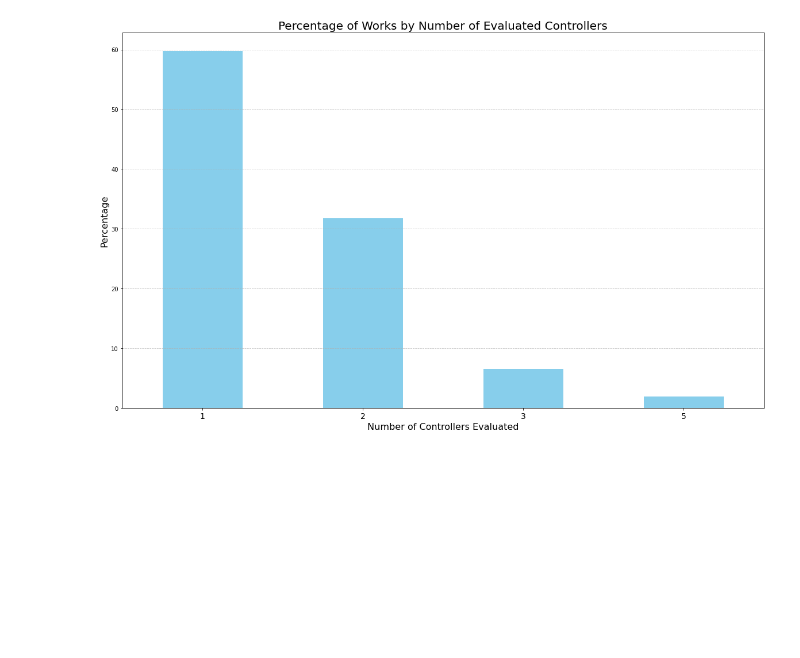
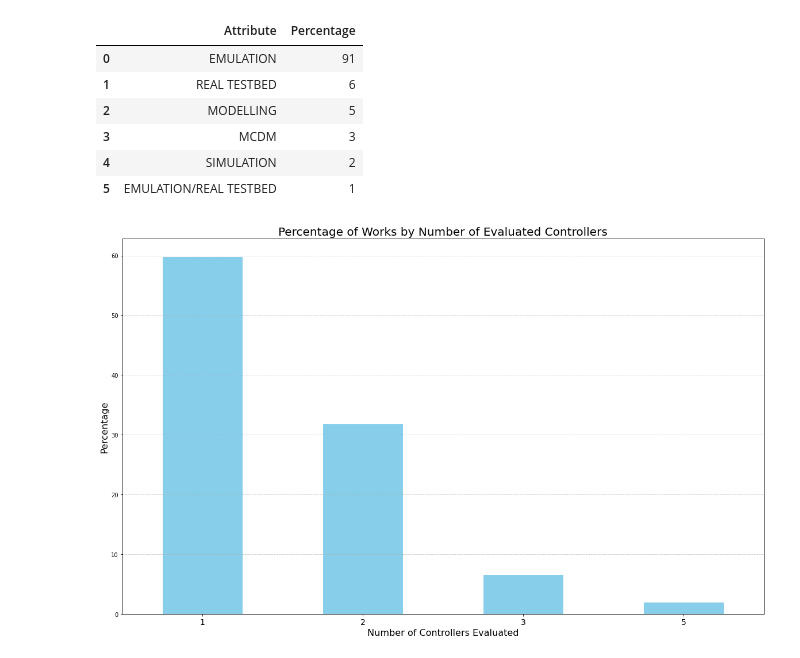
Before and after one commit to sandinojardim/sysrev-sdn-bm, a Jupyter notebook: final/Data_Extraction.ipynb, the cells around one changed output. Saved outputs shown, nothing was run; the diff lists cells and outputs as text; code cells hidden in the pictures; blank space fills up the shorter version.

```diff
--- a/final/Data_Extraction.ipynb
+++ b/final/Data_Extraction.ipynb
@@ -172,3 +179,13 @@ plot_attribute_percentage(df,'Protocol','Protocols utilized in the experiments',
+# %%
+data
+# %% [output]
+|  | Attribute | Percentage |
+| 0 | EMULATION | 91 |
+| 1 | REAL TESTBED | 6 |
+| 2 | MODELLING | 5 |
+| 3 | MCDM | 3 |
+| 4 | SIMULATION | 2 |
+| 5 | EMULATION/REAL TESTBED | 1 |
 # %%
 df['Num_controllers_evaluated'] = df['Protocol'].apply(len)
 
```
Also changed, not shown: parts of 3 cells of this notebook.
